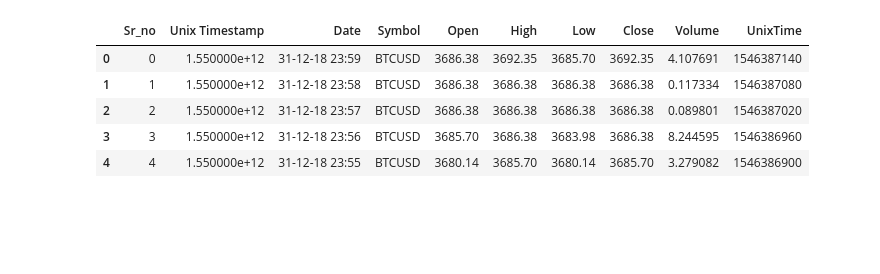
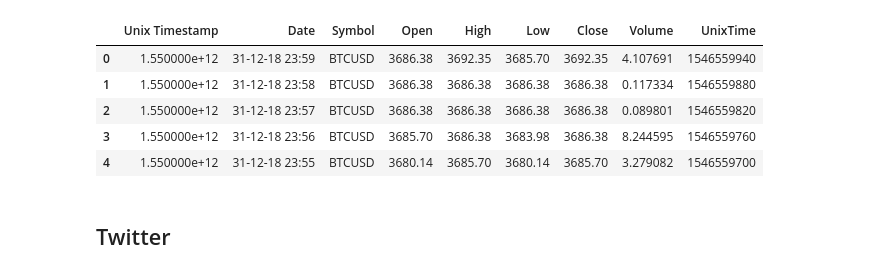
Before and after one commit to InamdarAbid/PredictCrypto, a Jupyter notebook: RandomForest/Timestamp.ipynb, the cells around one changed output. Cells and saved outputs as stored; diff of their text form; code cells hidden in the pictures; blank space fills up the shorter version.

```diff
--- a/RandomForest/Timestamp.ipynb
+++ b/RandomForest/Timestamp.ipynb
@@ -7,4 +9,4 @@ import calendar
 # %%
-df = pd.read_csv("BTCUSD_2018_1min.csv",index_col=False)
+df = pd.read_csv("BTCUSD_2018_1min_Raw.csv",index_col=False)
 df.describe()
 # %% [output]
@@ -41,14 +42,14 @@ Close             float64
 Volume            float64
 dtype: object
 # %%
-df['UnixTime'] = df.Date.apply(lambda x :int(calendar.timegm(datetime.datetime.strptime(x,"%d-%m-%y %H:%M").timetuple())) + 86400)
+df['UnixTime'] = df.Date.apply(lambda x :int(calendar.timegm(datetime.datetime.strptime(x,"%d-%m-%y %H:%M").timetuple()))+ 259200)
 df.head()
 # (datetime.datetime.strptime('31-12-18 23:59',"%d-%m-%y %H:%M").timetuple())
 # %% [output]
-|  | Sr_no | Unix Timestamp | Date | Symbol | Open | High | Low | Close | Volume | UnixTime |
-| 0 | 0 | 1.550000e+12 | 31-12-18 23:59 | BTCUSD | 3686.38 | 3692.35 | 3685.70 | 3692.35 | 4.107691 | 1546387140 |
-| 1 | 1 | 1.550000e+12 | 31-12-18 23:58 | BTCUSD | 3686.38 | 3686.38 | 3686.38 | 3686.38 | 0.117334 | 1546387080 |
-| 2 | 2 | 1.550000e+12 | 31-12-18 23:57 | BTCUSD | 3686.38 | 3686.38 | 3686.38 | 3686.38 | 0.089801 | 1546387020 |
-| 3 | 3 | 1.550000e+12 | 31-12-18 23:56 | BTCUSD | 3685.70 | 3686.38 | 3683.98 | 3686.38 | 8.244595 | 1546386960 |
-| 4 | 4 | 1.550000e+12 | 31-12-18 23:55 | BTCUSD | 3680.14 | 3685.70 | 3680.14 | 3685.70 | 3.279082 | 1546386900 |
+|  | Unix Timestamp | Date | Symbol | Open | High | Low | Close | Volume | UnixTime |
+| 0 | 1.550000e+12 | 31-12-18 23:59 | BTCUSD | 3686.38 | 3692.35 | 3685.70 | 3692.35 | 4.107691 | 1546559940 |
+| 1 | 1.550000e+12 | 31-12-18 23:58 | BTCUSD | 3686.38 | 3686.38 | 3686.38 | 3686.38 | 0.117334 | 1546559880 |
+| 2 | 1.550000e+12 | 31-12-18 23:57 | BTCUSD | 3686.38 | 3686.38 | 3686.38 | 3686.38 | 0.089801 | 1546559820 |
+| 3 | 1.550000e+12 | 31-12-18 23:56 | BTCUSD | 3685.70 | 3686.38 | 3683.98 | 3686.38 | 8.244595 | 1546559760 |
+| 4 | 1.550000e+12 | 31-12-18 23:55 | BTCUSD | 3680.14 | 3685.70 | 3680.14 | 3685.70 | 3.279082 | 1546559700 |
 # %%
@@ -56 +57,3 @@ df.to_csv('BTCUSD_2018_1min.csv',sep=',',encoding='utf-8')
+# %% [markdown]
+## Twitter
 # %%
```
Also changed, not shown: parts of 22 cells of this notebook, 3 other files.
